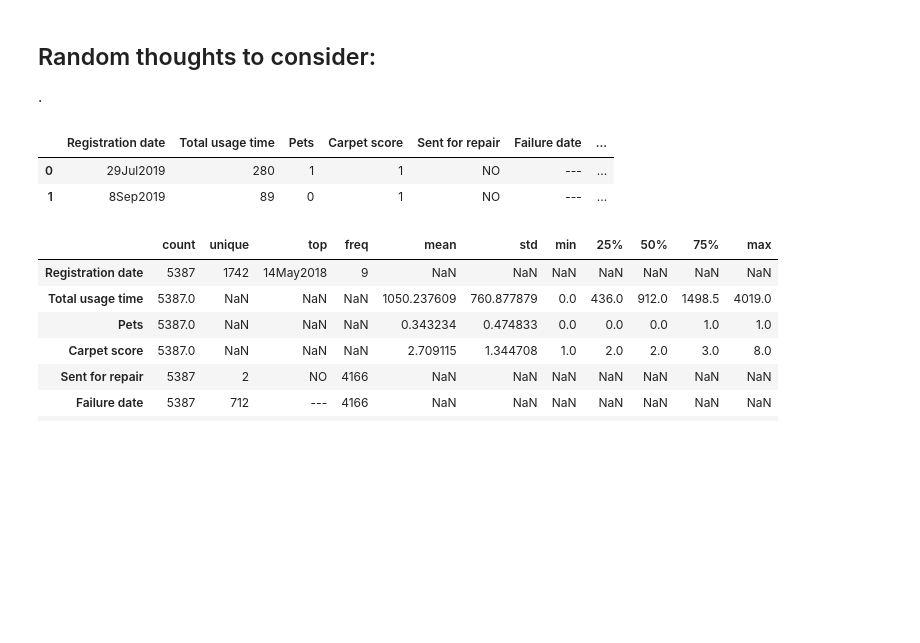
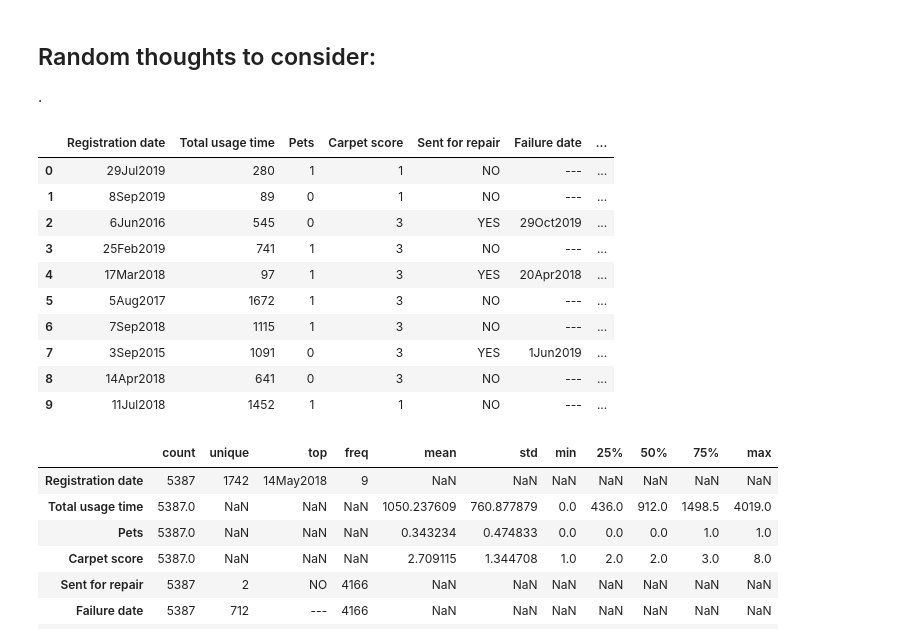
Before and after one commit to Aniket-Mishra/Group_54_2AMS11_Assignment, a Jupyter notebook: notebooks/1_clean_component_failure_Analysis.ipynb, the cells around one changed output. Drawn from its saved outputs; the diff is of its cells as text; code cells hidden in the pictures; blank space fills up the shorter version.

```diff
--- a/notebooks/1_clean_component_failure_Analysis.ipynb
+++ b/notebooks/1_clean_component_failure_Analysis.ipynb
@@ -63,11 +63,19 @@ def sanitize(input_str: str) -> str:
     return re.sub(r"[^A-Za-z0-9]+", "_", input_str)
 # %%
 df = pd.read_csv("../data/DirtSlurper3000.csv", skiprows=13)
-df.head(2)
+df.head(10)
 # %% [output]
 |  | Registration date | Total usage time | Pets | Carpet score | Sent for repair | Failure date | ... |
 | 0 | 29Jul2019 | 280 | 1 | 1 | NO | --- | ... |
 | 1 | 8Sep2019 | 89 | 0 | 1 | NO | --- | ... |
+| 2 | 6Jun2016 | 545 | 0 | 3 | YES | 29Oct2019 | ... |
+| 3 | 25Feb2019 | 741 | 1 | 3 | NO | --- | ... |
+| 4 | 17Mar2018 | 97 | 1 | 3 | YES | 20Apr2018 | ... |
+| 5 | 5Aug2017 | 1672 | 1 | 3 | NO | --- | ... |
+| 6 | 7Sep2018 | 1115 | 1 | 3 | NO | --- | ... |
+| 7 | 3Sep2015 | 1091 | 0 | 3 | YES | 1Jun2019 | ... |
+| 8 | 14Apr2018 | 641 | 0 | 3 | NO | --- | ... |
+| 9 | 11Jul2018 | 1452 | 1 | 1 | NO | --- | ... |
 # %%
 df.describe(include="all").T
 # %% [output]
```
Also changed, not shown: parts of 5 cells of this notebook, 5 other files.
